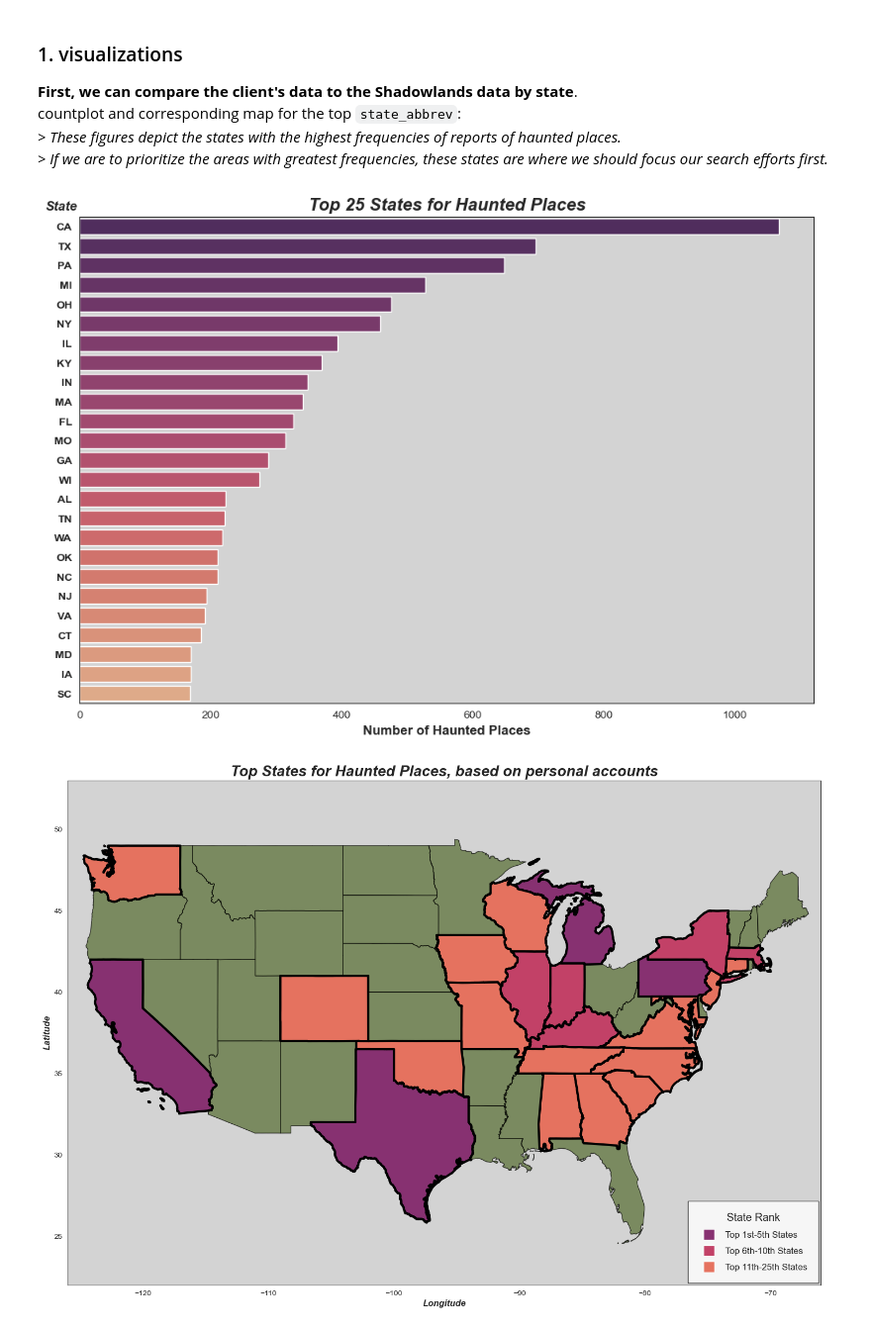
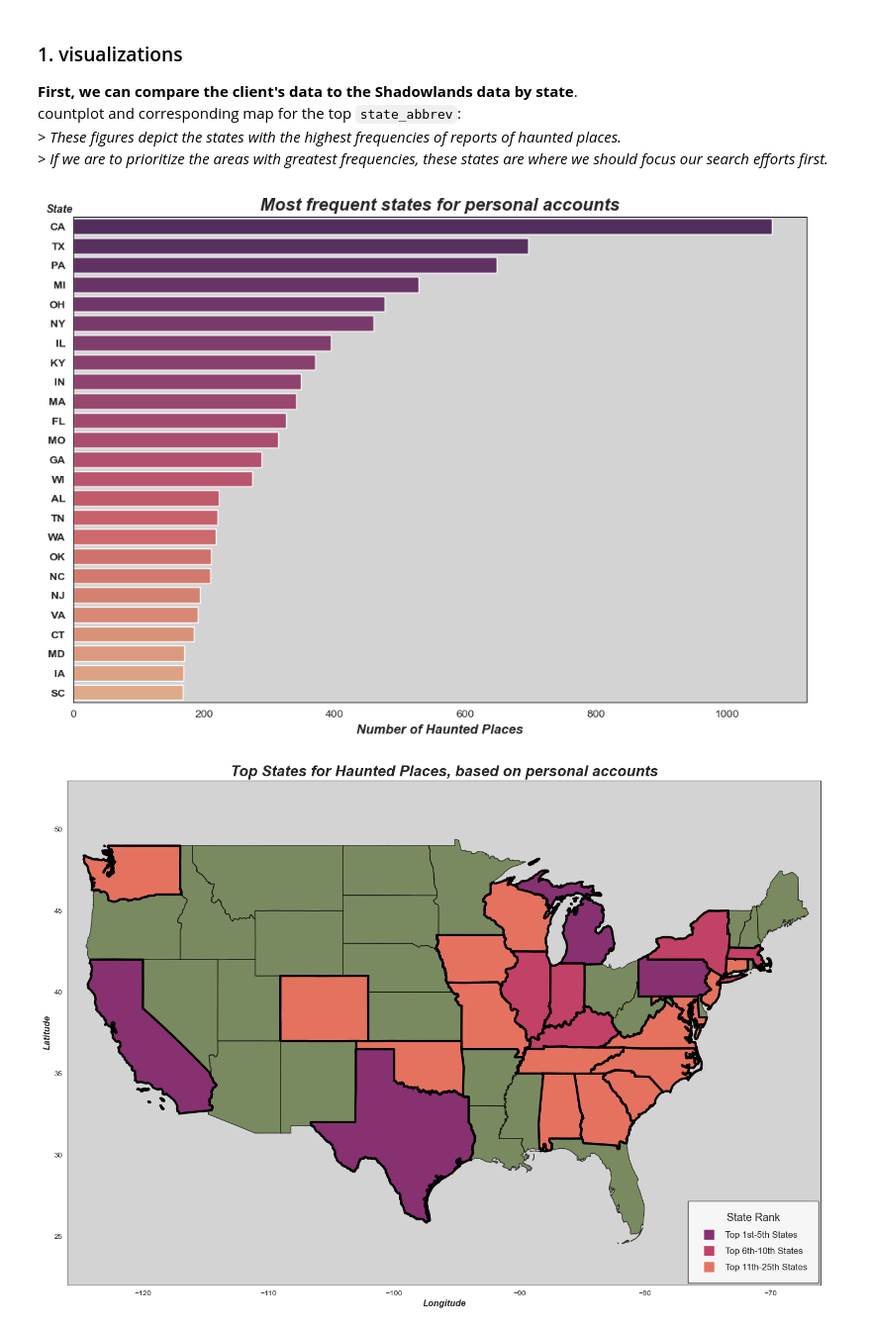
Before and after one commit to krrsimon/HauntedPlaces, a Jupyter notebook: Haunted_Places.ipynb, the cells around one changed output. Shown at 99% size. Drawn from its saved outputs; the diff is of its cells as text; code cells hidden in the pictures.

```diff
--- a/Haunted_Places.ipynb
+++ b/Haunted_Places.ipynb
@@ -474,36 +474,36 @@ import seaborn as sns
 f, ax = plt.subplots(figsize=(12, 8))
 plt.subplots_adjust(hspace=0.3, wspace=0.5)
 sns.set_style('white')
 
 # Set up filter for states to be in descending order
 states_order = haunted_places['state_abbrev'].value_counts().head(25).index
 
 # establish the plot
 sns.countplot(y="state_abbrev", data=haunted_places, palette="flare_r", order=states_order, ax=ax)
 
 # set overall plot title
-ax.set_title('Top 25 States for Haunted Places', fontsize=16, weight='bold', style='italic', y=1)
+ax.set_title('Most frequent states for personal accounts', fontsize=16, weight='bold', style='italic', y=1)
 
 # set x label
 ax.set_xlabel('Number of Haunted Places', weight='bold', style='italic', size=12)
 
 # set a custom y-axis label for `state`
-ax.text(-0.003, 1.021, 'State', weight='bold', size=12, style='italic',
+ax.text(-0.001, 1.015, 'State', weight='bold', size=10, style='italic',
             verticalalignment='center', horizontalalignment='right', transform=ax.transAxes)
 # make default y-axis overall label disappear so it doesn't interfere with the custom y-axis label
 ax.set_ylabel('')
 
 # set background color
 ax.set_facecolor('lightgrey')
 
 # make y-axis label bold
 for label in ax.get_yticklabels():
     label.set_weight('bold')
 
 # show the plot
 plt.show()
 # %% [output]
-[figure, old version]
+[figure, new version]
 # %%
 # mapping the top states for haunted places based on personal accounts
 
```
Also changed, not shown: parts of 6 cells of this notebook.
